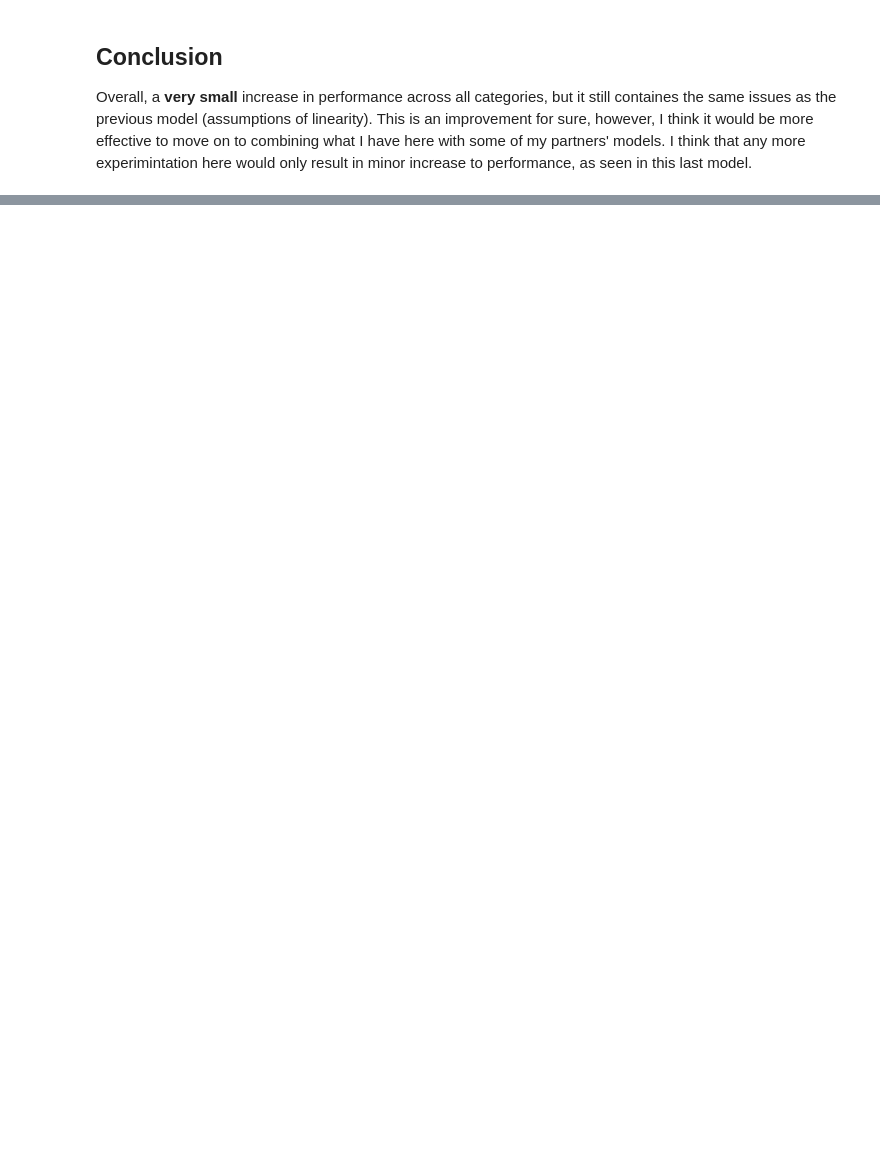
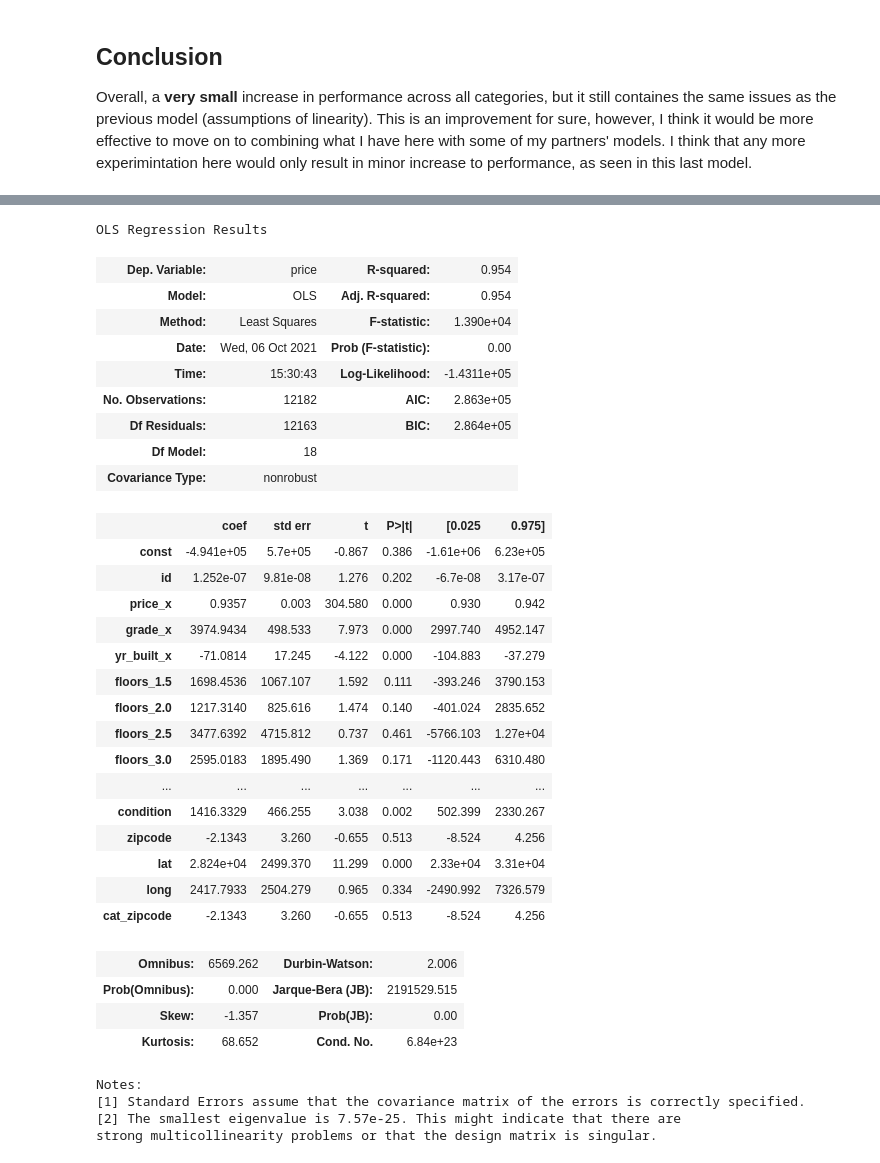
Before and after one commit to Jyve00/King-County-Housing-, a Jupyter notebook: notebooks/Matthew/Matthew-Modeling.ipynb, the cells around one changed output, grey strips where cells are left out. Cells and saved outputs as stored; diff of their text form; code cells hidden in the pictures; blank space fills up the shorter version.

Commit message:
Creating model with all features included

```diff
--- a/notebooks/Matthew/Matthew-Modeling.ipynb
+++ b/notebooks/Matthew/Matthew-Modeling.ipynb
@@ -273,0 +292,8 @@ strong multicollinearity or other numerical problems.
+# %%
+#t = t.drop(axis=1, labels=['price'])
+t.set_index('id')
+kc.set_index('id')
+kct = kc_trim.merge(t, on='id')
+# %%
+s.set_index('id')
+all_clean = kct.merge(s, on='id')
@@ -273,0 +320,2 @@ strong multicollinearity or other numerical problems.
+# %%
+all_clean.drop(axis=1, labels=['view_y', 'price_y', 'grade_y', 'yr_built_y', 'date_y', 'yr_renovated'], inplace=True)
@@ -273,0 +342,45 @@ strong multicollinearity or other numerical problems.
+# %%
+X = all_clean.drop(columns=['price', 'date_x', 'yr_renovated_x', 'waterfront', 'cat_waterfront', 'view_x', 'cat_view', 'cat_condition', 'cat_grade'])
+y = all_clean['price']
+
+# Train / Test split
+X_train, X_test, y_train, y_test = train_test_split(
+    X, y, test_size=0.33)
+# %%
+model = sm.OLS(y_train, sm.add_constant(X_train)).fit()
+model.summary()
+# %% [output]
+OLS Regression Results
+| Dep. Variable: | price | R-squared: | 0.954 |
+| Model: | OLS | Adj. R-squared: | 0.954 |
+| Method: | Least Squares | F-statistic: | 1.390e+04 |
+| Date: | Wed, 06 Oct 2021 | Prob (F-statistic): | 0.00 |
+| Time: | 15:30:43 | Log-Likelihood: | -1.4311e+05 |
+| No. Observations: | 12182 | AIC: | 2.863e+05 |
+| Df Residuals: | 12163 | BIC: | 2.864e+05 |
+| Df Model: | 18 |  |  |
+| Covariance Type: | nonrobust |  |  |
+|  | coef | std err | t | P>|t| | [0.025 | 0.975] |
+| const | -4.941e+05 | 5.7e+05 | -0.867 | 0.386 | -1.61e+06 | 6.23e+05 |
+| id | 1.252e-07 | 9.81e-08 | 1.276 | 0.202 | -6.7e-08 | 3.17e-07 |
+| price_x | 0.9357 | 0.003 | 304.580 | 0.000 | 0.930 | 0.942 |
+| grade_x | 3974.9434 | 498.533 | 7.973 | 0.000 | 2997.740 | 4952.147 |
+| yr_built_x | -71.0814 | 17.245 | -4.122 | 0.000 | -104.883 | -37.279 |
+| floors_1.5 | 1698.4536 | 1067.107 | 1.592 | 0.111 | -393.246 | 3790.153 |
+| floors_2.0 | 1217.3140 | 825.616 | 1.474 | 0.140 | -401.024 | 2835.652 |
+| floors_2.5 | 3477.6392 | 4715.812 | 0.737 | 0.461 | -5766.103 | 1.27e+04 |
+| floors_3.0 | 2595.0183 | 1895.490 | 1.369 | 0.171 | -1120.443 | 6310.480 |
+| ... | ... | ... | ... | ... | ... | ... |
+| condition | 1416.3329 | 466.255 | 3.038 | 0.002 | 502.399 | 2330.267 |
+| zipcode | -2.1343 | 3.260 | -0.655 | 0.513 | -8.524 | 4.256 |
+| lat | 2.824e+04 | 2499.370 | 11.299 | 0.000 | 2.33e+04 | 3.31e+04 |
+| long | 2417.7933 | 2504.279 | 0.965 | 0.334 | -2490.992 | 7326.579 |
+| cat_zipcode | -2.1343 | 3.260 | -0.655 | 0.513 | -8.524 | 4.256 |
+| Omnibus: | 6569.262 | Durbin-Watson: | 2.006 |
+| Prob(Omnibus): | 0.000 | Jarque-Bera (JB): | 2191529.515 |
+| Skew: | -1.357 | Prob(JB): | 0.00 |
+| Kurtosis: | 68.652 | Cond. No. | 6.84e+23 |
+Notes:
+[1] Standard Errors assume that the covariance matrix of the errors is correctly specified.
+[2] The smallest eigenvalue is 7.57e-25. This might indicate that there are
+strong multicollinearity problems or that the design matrix is singular.
```
Also changed, not shown: parts of 15 cells of this notebook.
